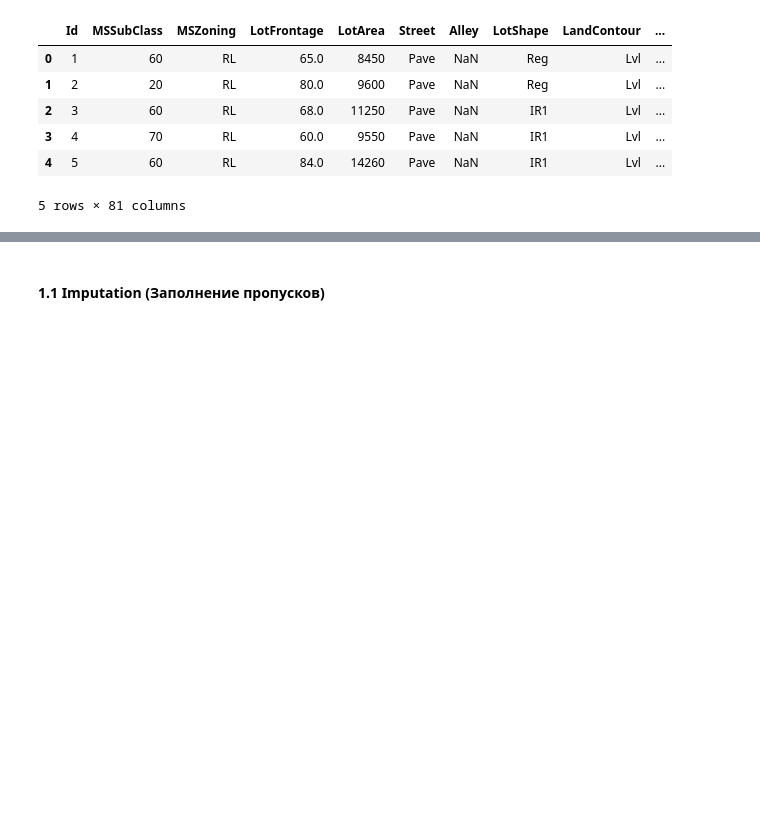
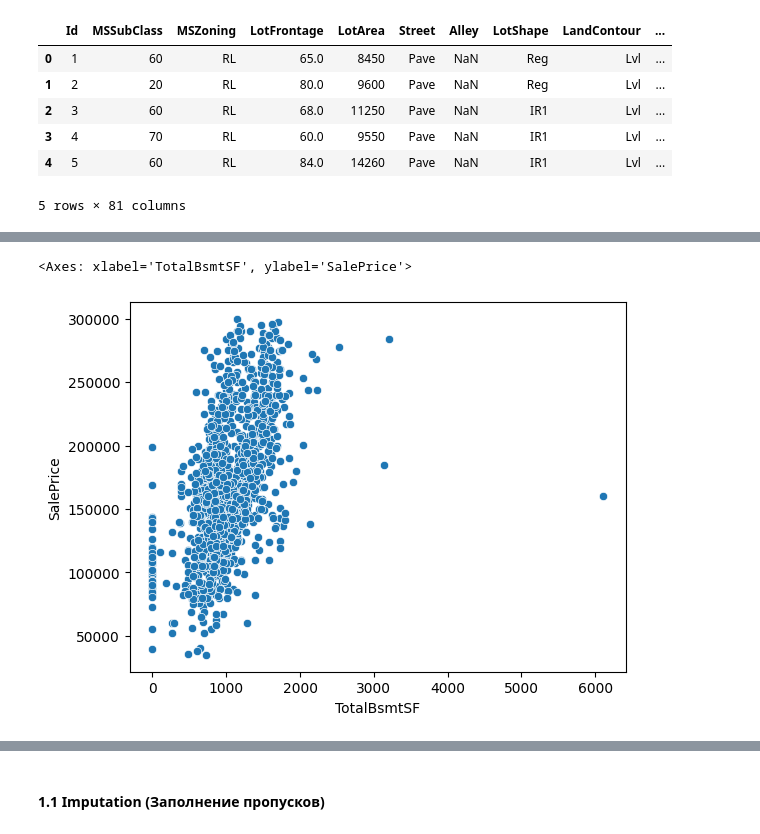
Before and after one commit to Dasha0203/Light_GBM, a Jupyter notebook: Working_files/main_new.ipynb, the cells around one changed output, grey strips where cells are left out. Saved outputs shown, nothing was run; the diff lists cells and outputs as text; code cells hidden in the pictures; blank space fills up the shorter version.

```diff
--- a/Working_files/main_new.ipynb
+++ b/Working_files/main_new.ipynb
@@ -96,0 +112,3 @@ train.head()
+# %%
+train = train[train['SalePrice'] <= 300000]
+train['SalePrice'].describe()
@@ -96,0 +125,5 @@ train.head()
+# %%
+sns.scatterplot(data=train, x='TotalBsmtSF', y='SalePrice')
+# %% [output]
+<Axes: xlabel='TotalBsmtSF', ylabel='SalePrice'>
+[figure, added]
```
Also changed, not shown: parts of 22 cells of this notebook, 6 other files.
